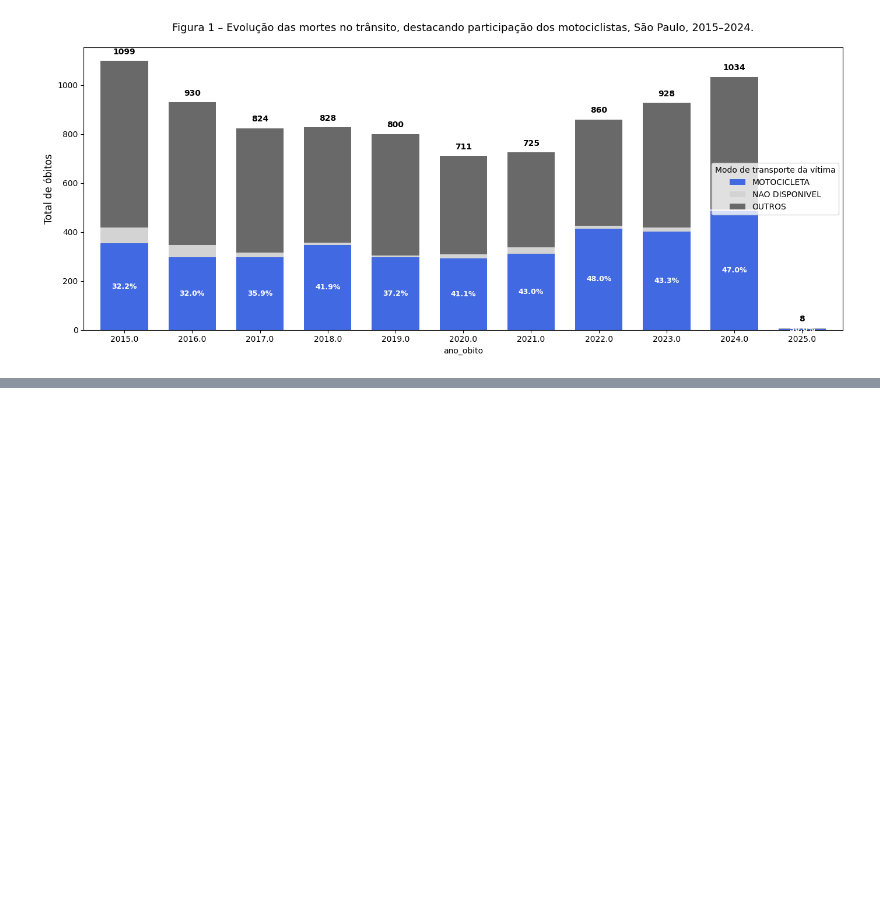
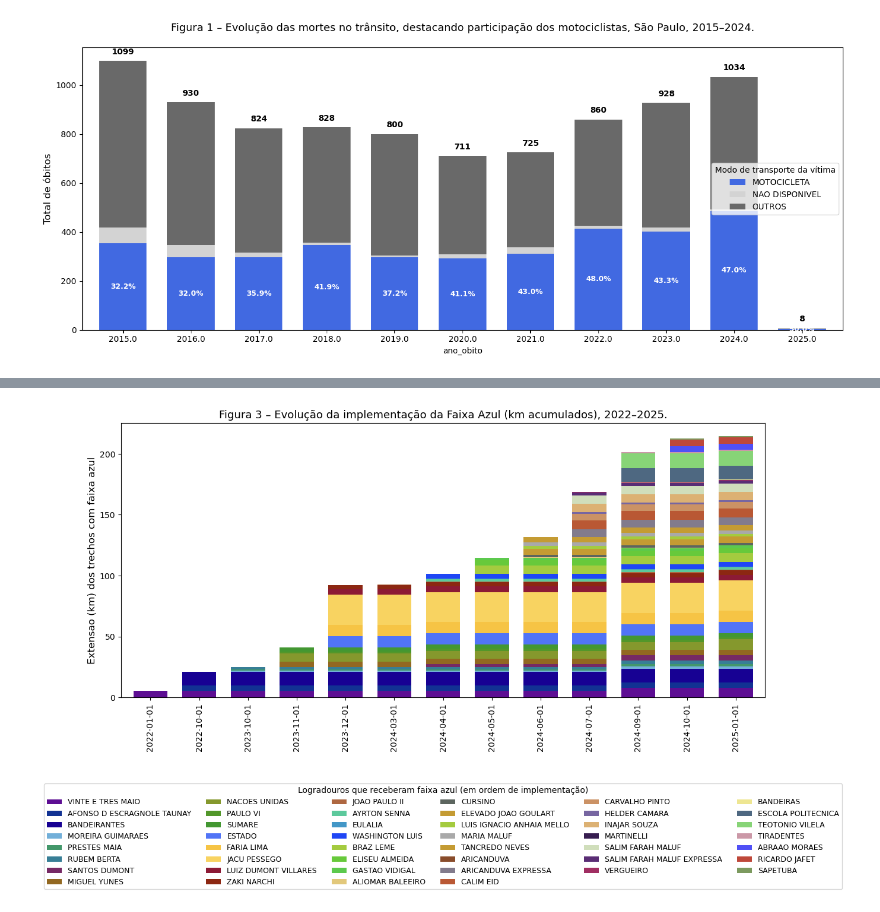
Before and after one commit to ml-pucciarelli/papers-code, a Jupyter notebook: insper-faixa-azul/notebook/Analise_dados_tratados.ipynb, the cells around one changed output, grey strips where cells are left out. Drawn from its saved outputs; the diff is of its cells as text; code cells hidden in the pictures; blank space fills up the shorter version.

Commit message:
Figure 3. Did't find in treated data info as granular as the one in the paper, totals seem right

```diff
--- a/insper-faixa-azul/notebook/Analise_dados_tratados.ipynb
+++ b/insper-faixa-azul/notebook/Analise_dados_tratados.ipynb
@@ -268,0 +304,3 @@ df_pivot
+# %%
+df_faixa_osm = pd.merge(df_faixa_azul, dados_osm.filter(regex='^id_osm$|^logradouro|^comprimento$'), on='id_osm', how='left')
+df_faixa_osm.head()
@@ -268,0 +382,3 @@ df_pivot
+# %%
+df_faixa_osm = pd.merge(df_faixa_osm, nomes_logradouros, on='logradouro', how='left')
+df_faixa_osm
@@ -268,0 +399,5 @@ df_pivot
+# %%
+df_faixa_group = df_faixa_osm.groupby(['data_implementacao', 'padrao'])['comprimento'].sum().reset_index(name='sum')
+df_faixa_bar = df_faixa_group.pivot(index='data_implementacao', columns='padrao', values='sum').fillna(0)
+df_faixa_bar = df_faixa_bar/1000
+df_faixa_bar
@@ -268,0 +470,17 @@ df_pivot
+# %%
+first_appearance = {}
+for col in df_faixa_bar.columns:
+    # Get all rows where this column has non-zero values
+    nonzero_mask = df_faixa_bar[col] > 0
+    if nonzero_mask.any():  # If column has any non-zero values
+        # Get the position of the FIRST True value
+        first_appearance[col] = nonzero_mask.idxmax()
+
+# Sort columns by first appearance (earliest row first)
+sorted_cols = sorted(first_appearance.keys(),
+                     key=lambda col: df_faixa_bar.index.get_loc(first_appearance[col]))
+sorted_cols = [col for col in sorted_cols if col in first_appearance]
+
+# Reorder dataframe columns by first appearance
+df_ordered = df_faixa_bar[sorted_cols]
+df_ordered
@@ -268,0 +504,17 @@ df_pivot
+# %%
+df_faixa_cum = df_ordered.cumsum()
+
+ax = df_faixa_cum.plot(kind='bar', stacked=True, figsize=(14, 6), color = color_map,
+                   width=0.7)
+
+ax.set_title('Figura 3 – Evolução da implementação da Faixa Azul (km acumulados), 2022–2025.', fontsize=13)
+ax.set_xlabel('')
+ax.set_ylabel('Extensao (km) dos trechos com faixa azul', fontsize=12)
+
+ax.legend(title= 'Logradouros que receberam faixa azul (em ordem de implementação)', loc='upper center', bbox_to_anchor=(0.5, -0.30),
+          ncol=6, frameon=True, fontsize=9)
+
+plt.savefig('../images/re_figure3.png')
+plt.show()
+# %% [output]
+[figure, added]
```
Also changed, not shown: parts of 18 cells of this notebook, 4 other files.
